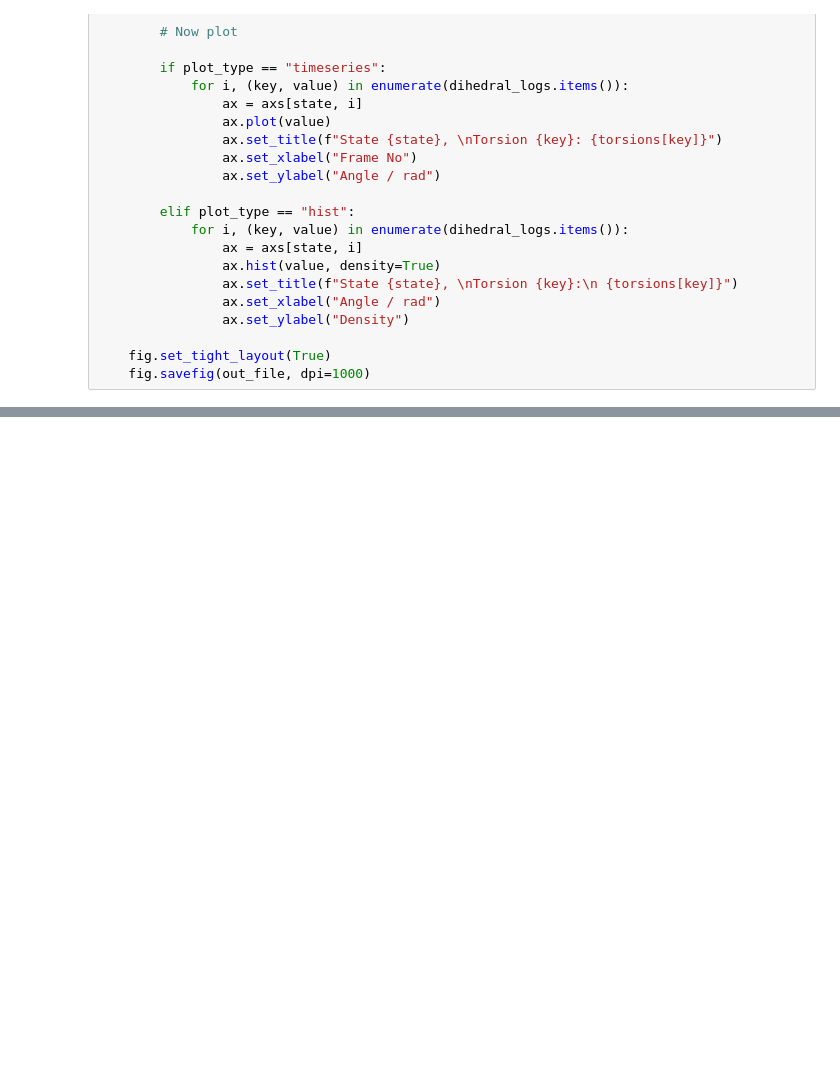
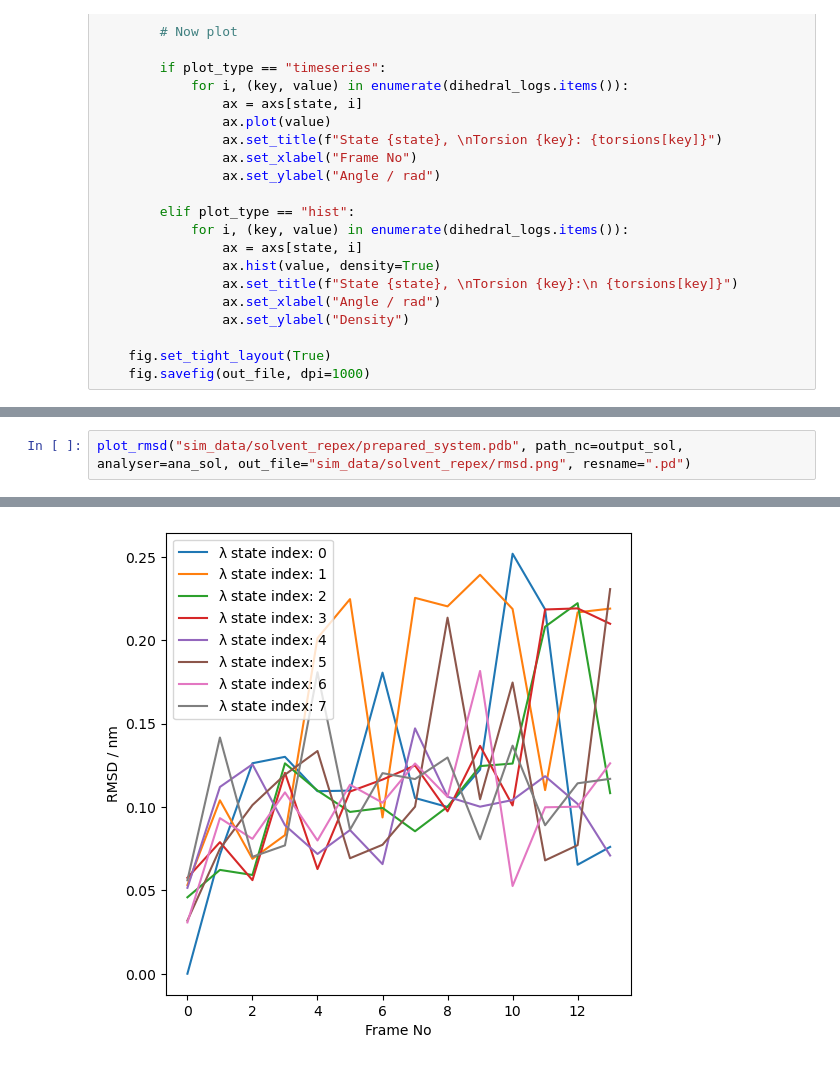
Before and after one commit to jharrymoore/mace-md-examples, a Jupyter notebook: repex_analysis.ipynb, the cells around one changed output, grey strips where cells are left out. Drawn from its saved outputs; the diff is of its cells as text; blank space fills up the shorter version.

```diff
--- a/repex_analysis.ipynb
+++ b/repex_analysis.ipynb
@@ -626,0 +649,3 @@ def plot_torsions(pdb_file, path_nc, analyser, out_file,
+# %%
+plot_rmsd("sim_data/solvent_repex/prepared_system.pdb", path_nc=output_sol, analyser=ana_sol, out_file="sim_data/solvent_repex/rmsd.png", resname=".pd")
+# %% [output]
@@ -626,0 +660 @@ def plot_torsions(pdb_file, path_nc, analyser, out_file,
+[figure, added]
```
Also changed, not shown: parts of 4 cells of this notebook, 18 other files.
